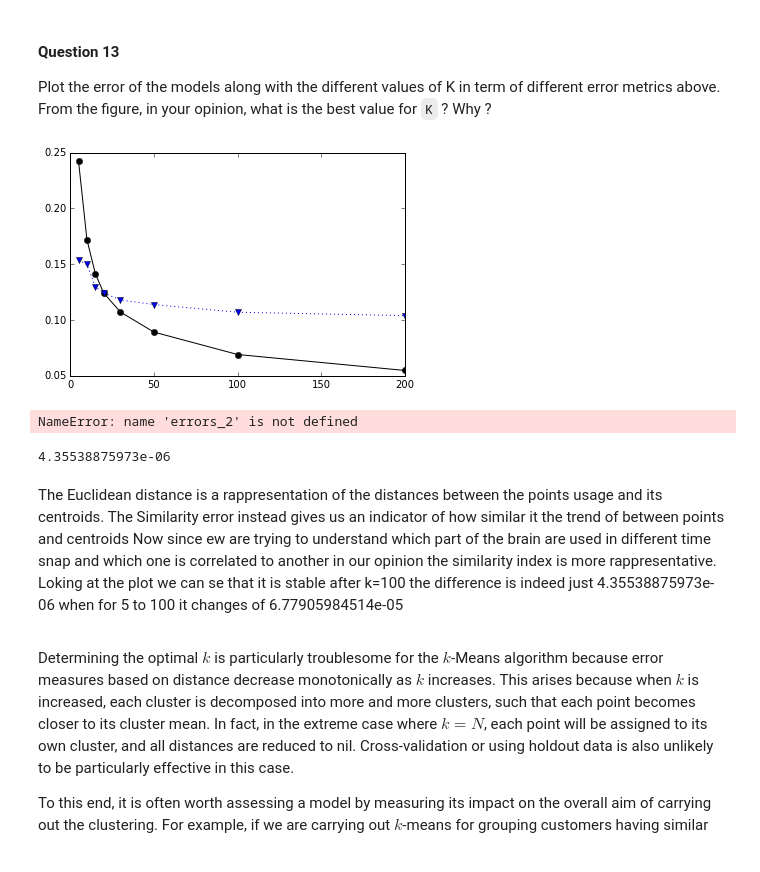
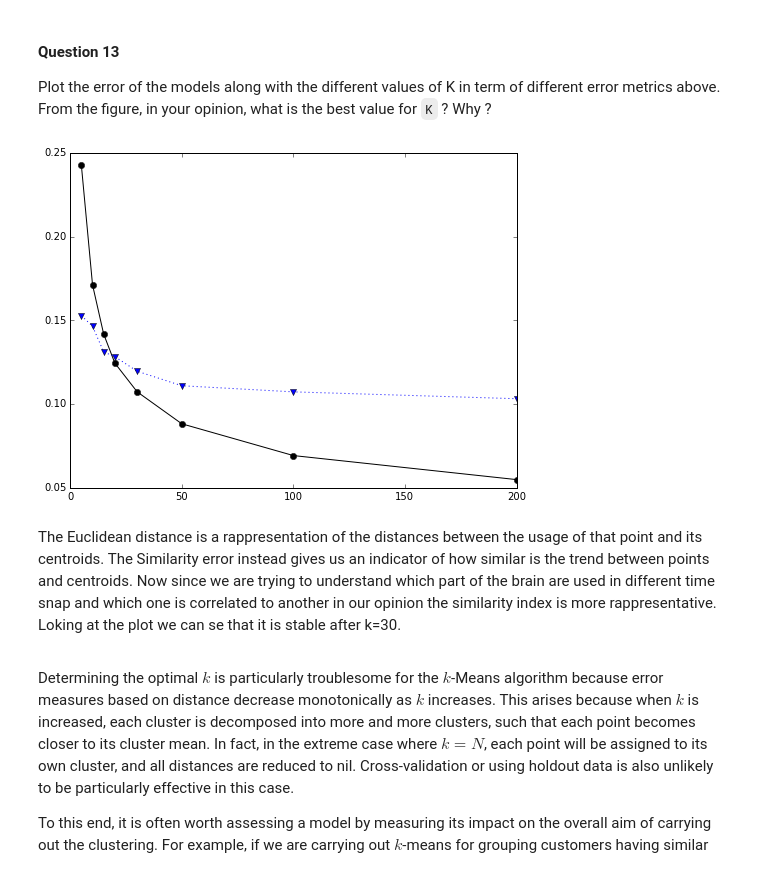
Before and after one commit to and29/Algorithmic-Machine-Learning, a Jupyter notebook: Notebooks/Solutions/[Lecture 12+13] Analyzing Neuroimaging Data with PySpark and Thunder/[Lecture 12+13] Analyzing Neuroimaging Data with PySpark and Thunder.ipynb, the cells around one changed output. Cells and saved outputs as stored; diff of their text form; code cells hidden in the pictures.

```diff
--- a/Notebooks/Solutions/[Lecture 12+13] Analyzing Neuroimaging Data with PySpark and Thunder/[Lecture 12+13] Analyzing Neuroimaging Data with PySpark and Thunder.ipynb
+++ b/Notebooks/Solutions/[Lecture 12+13] Analyzing Neuroimaging Data with PySpark and Thunder/[Lecture 12+13] Analyzing Neuroimaging Data with PySpark and Thunder.ipynb
@@ -652,20 +652,20 @@ Plot the error of the models along with the different values of K in term of dif
 # %%
 def testAndPlotTheResult(data, models):
     # compute the error metrics for the different resulting clusterings
 
     # errors of models when using function Sum Square Distance Error
     errors_1 = np.asarray([model_error_1(data, model) for model in models])
 
     # error of models when using similarity
     errors_2 = np.asarray([model_error_2(data, model) for model in models])
 
     # plot the errors with each value of K
+    plt.figure(figsize=(8, 6))
     plt.plot(
         ks, errors_1 / errors_1.sum(), 'k-o',
         ks, errors_2 / errors_2.sum(), 'b:v')
     plt.show()
 
 testAndPlotTheResult(training_data, models)
 # %% [output]
-[figure, old version]
+[figure, new version]
-NameError: name 'errors_2' is not defined
@@ -674,14 +672,10 @@ errors_2 = np.asarray([model_error_2(training_data, model) for model in models])
-# %%
-print(errors_2[6]-errors_2[7])
-# %% [output]
-4.35538875973e-06
 # %% [markdown]
 <div class="answer">
 
-The Euclidean distance is a rappresentation of the distances between the points usage and its centroids.
-The Similarity error instead gives us an indicator of how similar it the trend of between points and centroids
-Now since ew are trying to understand which part of the brain are used in different time snap and which one is correlated to another in our opinion the similarity index is more rappresentative.
-Loking at the plot we can se that it is stable after k=100 the difference is indeed just 4.35538875973e-06 when for 5 to 100 it changes of 6.77905984514e-05
+The Euclidean distance is a rappresentation of the distances between the usage of that point and its centroids.
+The Similarity error instead gives us an indicator of how similar is the trend between points and centroids.
+Now since we are trying to understand which part of the brain are used in different time snap and which one is correlated to another in our opinion the similarity index is more rappresentative.
+Loking at the plot we can se that it is stable after k=30.
 
 </div>
 # %% [markdown]
```
Also changed, not shown: parts of 18 cells of this notebook.
